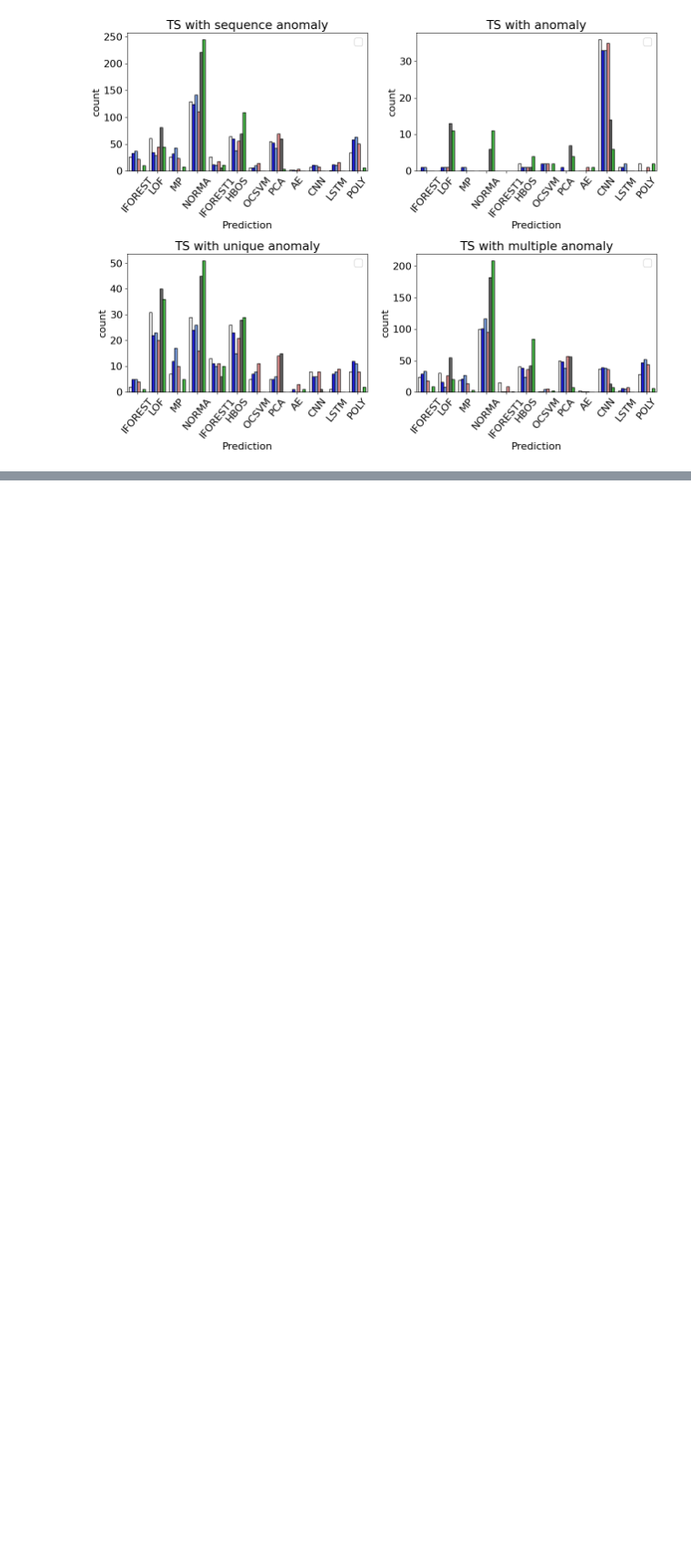
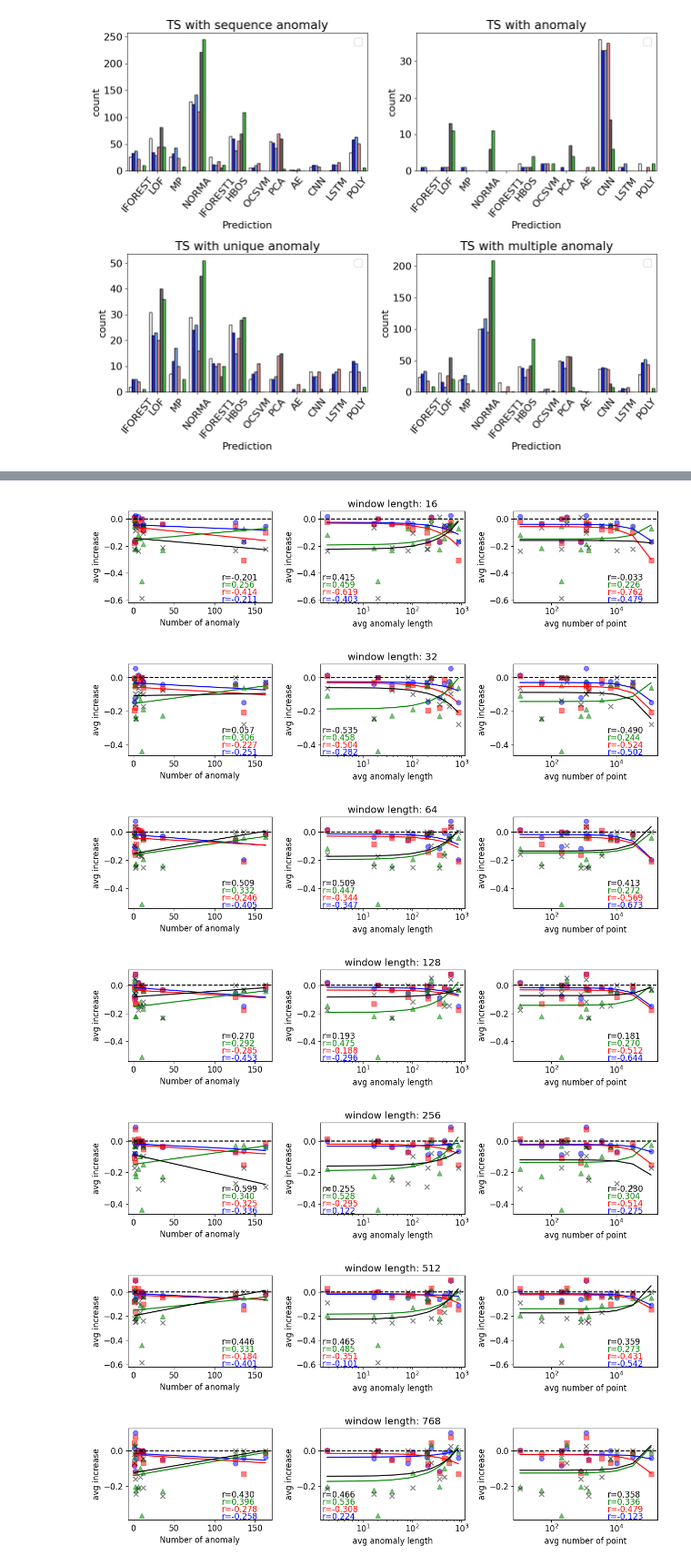
Before and after one commit to boniolp/MSAD, a Jupyter notebook: experiments/accuracy_analysis/Accuracy_Evaluation.ipynb, the cells around one changed output, grey strips where cells are left out. Shown at 91% size. Drawn from its saved outputs; the diff is of its cells as text; code cells hidden in the pictures; blank space fills up the shorter version.

```diff
--- a/experiments/accuracy_analysis/Accuracy_Evaluation.ipynb
+++ b/experiments/accuracy_analysis/Accuracy_Evaluation.ipynb
@@ -212,0 +339,20 @@ plt.tight_layout()
+# %%
+datasets_count_corr_list,datasets_length_corr_list,datasets_point_corr_list = [],[],[]
+for length in all_length:
+    all_methods_length = [meth.format(length) for meth in methods_conv+methods_sit+methods_ts+methods_feature]
+    datasets_count_corr,datasets_length_corr,datasets_point_corr = corr_plot_dataset(all_methods_length,length,datasets_count=anom_count,datasets_length=anom_length,type_a='anomaly')
+    datasets_count_corr_list.append(datasets_count_corr)
+    datasets_length_corr_list.append(datasets_length_corr)
+    datasets_point_corr_list.append(datasets_point_corr)
+
+datasets_point_corr_list = np.array(datasets_point_corr_list)
+datasets_count_corr_list = np.array(datasets_count_corr_list)
+datasets_length_corr_list = np.array(datasets_length_corr_list)
+# %% [output]
+[figure, added]
+[figure, added]
+[figure, added]
+[figure, added]
+[figure, added]
+[figure, added]
+[figure, added]
```
Also changed, not shown: parts of 11 cells of this notebook, 1 other file.
